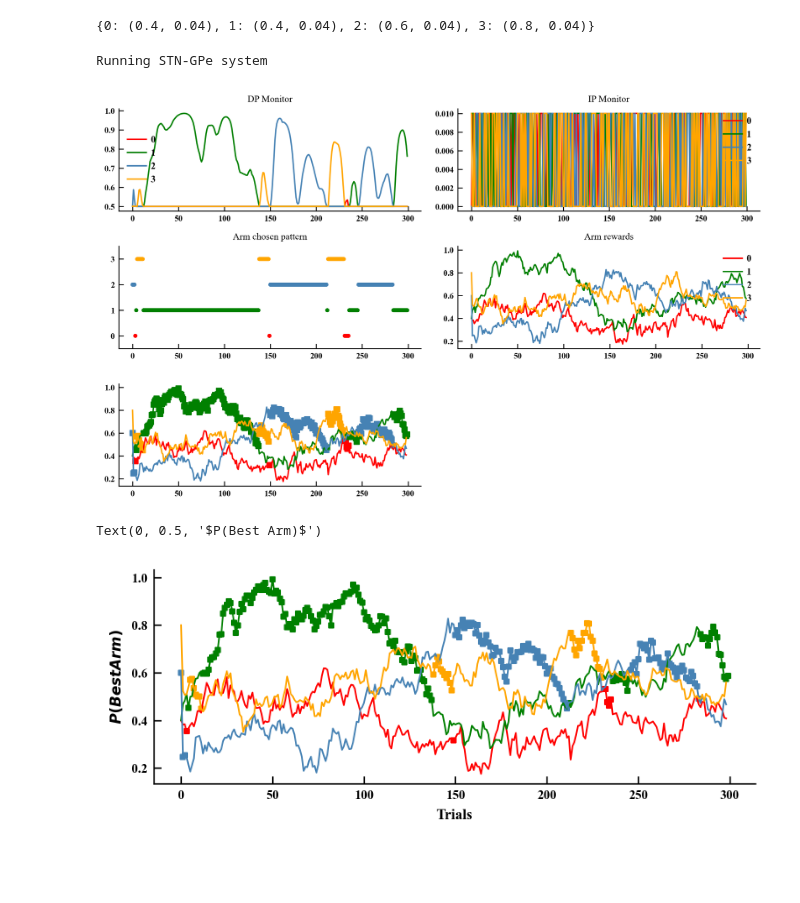
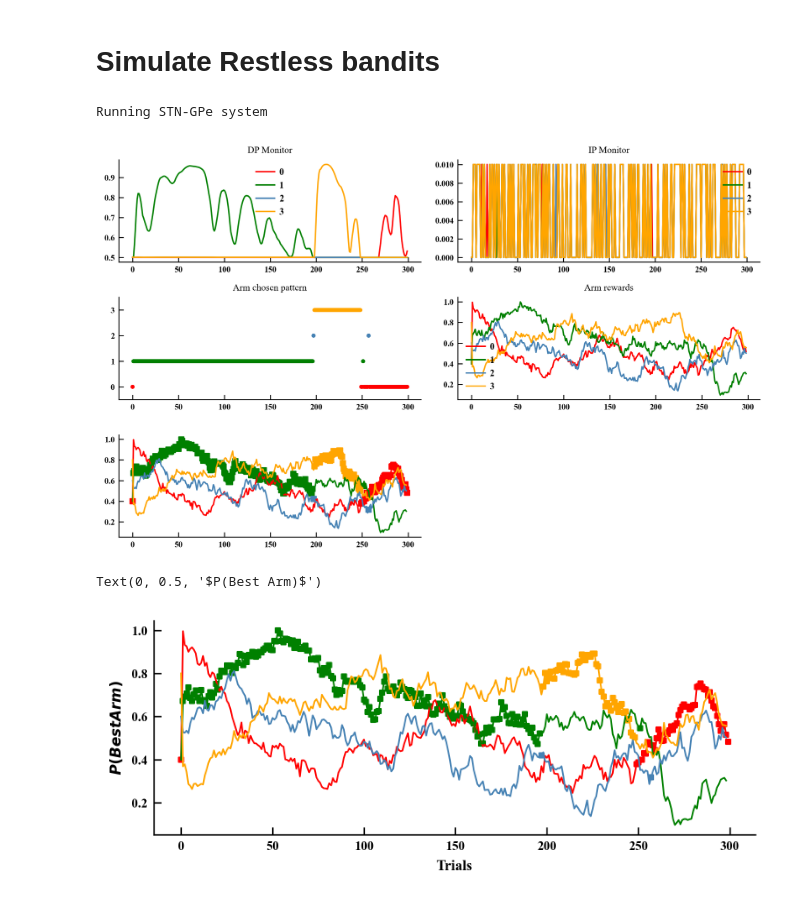
Before and after one commit to CharithaPalika/RotationalDeepBrainStimulation, a Jupyter notebook: simulations/decision_making_tasks/restless_bandits/run_restless_bandits_with_stn_gpe.ipynb, the cells around one changed output. Saved outputs shown, nothing was run; the diff lists cells and outputs as text; code cells hidden in the pictures; blank space fills up the shorter version.

Commit message:
Updating file simulations of restless bandits

```diff
--- a/simulations/decision_making_tasks/restless_bandits/run_restless_bandits_with_stn_gpe.ipynb
+++ b/simulations/decision_making_tasks/restless_bandits/run_restless_bandits_with_stn_gpe.ipynb
@@ -69,15 +73,15 @@ Project root added to sys.path: d:\charitha\projects\STN-GPe_spiking\light_house
 # %%
 # ENV params
-NUM_ARMS = 4
+NUM_ARMS = params['NUM_ARMS']
 MEAN_REWARD = np.array([40,40,60,80])
 REW_STD = np.array([4,4,4,4])
-SCALING_FACTOR = 100
+SCALING_FACTOR = params['SCALING_FACTOR']
 
 # Training params
-TRAILS = 300
-EPOCHS = 25
-BINS = 10
-LR = 1e-1
+TRIALS = params['TRIALS']
+EPOCHS = params['EPOCHS']
+BINS = params['NUM_BINS']
+LR = params['LR']
 
 
 LAMBDA_DECAY = 0.9836
@@ -100,14 +104,11 @@ env = RestlessBanditsEnv(num_arms=NUM_ARMS,
                          theta = THETA/SCALING_FACTOR,
                          diffusive_noise_std = DIFFUSIVE_NOISE_STD/SCALING_FACTOR,
                          diffusive_noise_mean = DIFFUSIVE_NOISE_MEAN/SCALING_FACTOR)
-print(env.arms)
-# %% [output]
-{0: (0.4, 0.04), 1: (0.4, 0.04), 2: (0.6, 0.04), 3: (0.8, 0.04)}
-# %%
-STN_DATA_path = os.path.join(project_root, 'params', 'stn_gpe_params', 'params_sector_DBS.yaml')
+# %% [markdown]
+# Simulate Restless bandits
 # %%
 reward_monitor, arm_chosen_monitor, avg_counts,ip_monitor, dp_monitor,ep_monitor, arm_tracker_full= train(env,
-                                                      trails = TRAILS,
+                                                      trails = TRIALS,
                                                       epochs = EPOCHS,
                                                       lr = LR,
                                                       bins = BINS,
@@ -116,7 +117,7 @@ reward_monitor, arm_chosen_monitor, avg_counts,ip_monitor, dp_monitor,ep_monitor
                                                       d2_amp=0.01,
                                                       gpi_threshold=0.3,
                                                       max_gpi_iters=50,
-                                                      del_lim=None, train_IP = False,
+                                                      del_lim=1, train_IP = False,
                                                       del_med = None, printing = False,
                                                       gpi_mean= 1, ep_0 = var,
                                                       alpha_ep = 0.0,
@@ -134,7 +135,6 @@ ARM_TRACKER[var] = arm_tracker_full
 
 
 EPOCH_NUM = 24
-# color_map = {0: 'lightsteelblue', 1: 'cornflowerblue', 2: 'royalblue', 3: 'deepskyblue'}
 color_map = {0: 'Red', 1: 'green', 2: 'steelblue', 3: 'orange'}
 plt.figure(figsize=(8,5))
 plt.subplot(321)
@@ -151,7 +151,7 @@ plt.title('IP Monitor')
 plt.subplot(323)
 values = ARM_MONITOR[var][EPOCH_NUM]
 color_array = np.vectorize(color_map.get)(values)
-plt.scatter(np.arange(TRAILS),values, marker = '.', color = color_array)
+plt.scatter(np.arange(TRIALS),values, marker = '.', color = color_array)
 plt.ylim(-0.5,3.5)
 plt.title('Arm chosen pattern')
 
@@ -169,43 +169,43 @@ plt.legend()
 
 
 plt.subplot(325)
-MODIFIED_REW_ARRAY = np.zeros((NUM_ARMS,TRAILS))
-for i in range(TRAILS):
+MODIFIED_REW_ARRAY = np.zeros((NUM_ARMS,TRIALS))
+for i in range(TRIALS):
     arm = int(ARM_MONITOR[var][EPOCH_NUM][i].detach().numpy())
     MODIFIED_REW_ARRAY[arm,i] = REW_ARRAY[arm,i]
 for i in range(NUM_ARMS):
     plt.plot(REW_ARRAY[i][0:-2], color = color_map[i], label = i)
 
     non_zero_indices = MODIFIED_REW_ARRAY[i] !=0
-    time = np.arange(TRAILS)
+    time = np.arange(TRIALS)
     filtered_time = time[non_zero_indices]
     filtered_rewards = MODIFIED_REW_ARRAY[i][non_zero_indices]
     plt.scatter(filtered_time,filtered_rewards, color = color_map[i], marker = 's', s = 20)
 plt.tight_layout()
 # %% [output]
-[figure, old version]
+[figure, new version]
 # %%
 color_map = {0: 'Red', 1: 'green', 2: 'steelblue', 3: 'orange'}
-MODIFIED_REW_ARRAY = np.zeros((NUM_ARMS,TRAILS))
-for i in range(TRAILS):
+MODIFIED_REW_ARRAY = np.zeros((NUM_ARMS,TRIALS))
+for i in range(TRIALS):
     arm = int(ARM_MONITOR[var][EPOCH_NUM][i].detach().numpy())
     MODIFIED_REW_ARRAY[arm,i] = REW_ARRAY[arm,i]
 
 plt.figure(figsize = (5,2))
 for i in range(NUM_ARMS):
     plt.plot(REW_ARRAY[i][0:-2], color = color_map[i], label = i, linewidth = 0.9)
 
     non_zero_indices = MODIFIED_REW_ARRAY[i] !=0
-    time = np.arange(TRAILS)
+    time = np.arange(TRIALS)
     filtered_time = time[non_zero_indices]
     filtered_rewards = MODIFIED_REW_ARRAY[i][non_zero_indices]
     plt.scatter(filtered_time,filtered_rewards, color = color_map[i], marker = 's', s = 5)
 plt.xlabel('Trials')
 plt.ylabel('$P(Best Arm)$')
 # plt.title('Reward of the arm and choices of arm picking')
 # %% [output]
 Text(0, 0.5, '$P(Best Arm)$')
-[figure, old version]
+[figure, new version]
 # %%
 # Calculate average Prob of best arm picking every bin
 def max_rew_arm(x:dict):
```
Also changed, not shown: parts of 5 cells of this notebook, 30 other files.
